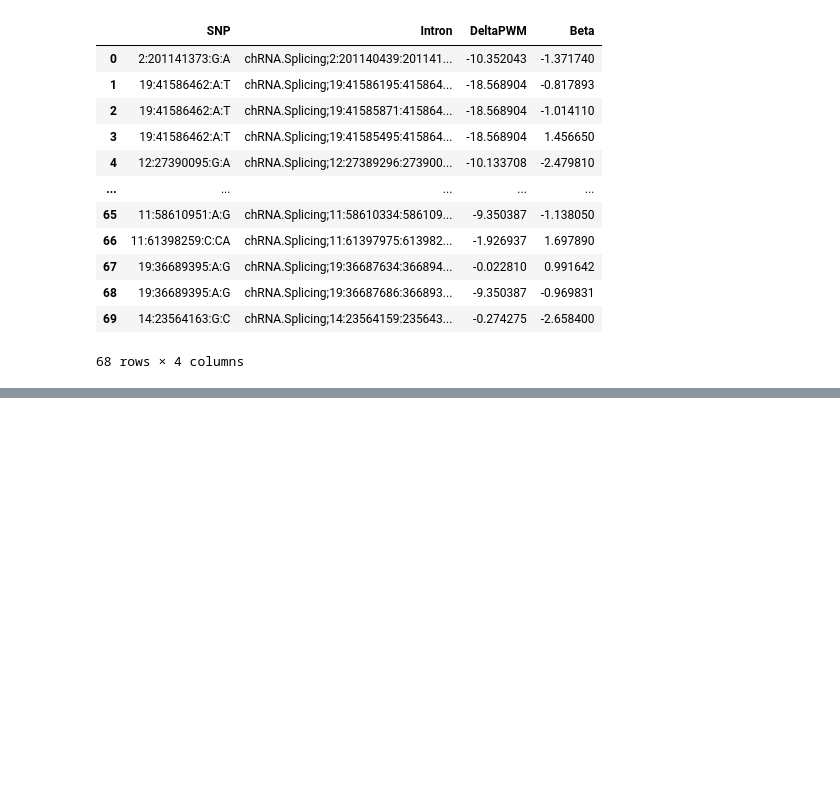
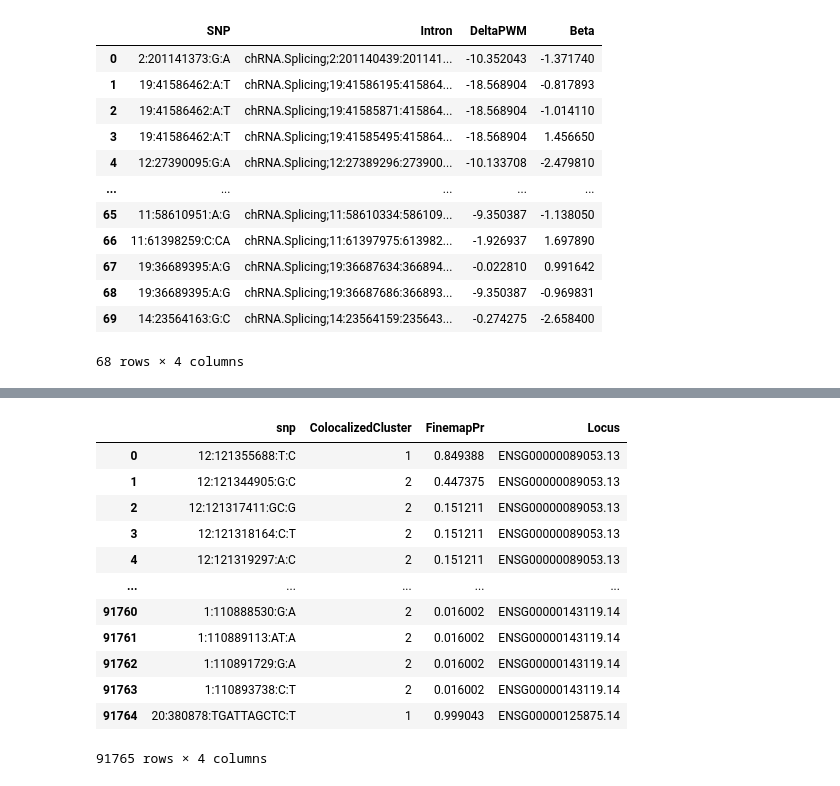
Before and after one commit to bfairkun/ChromatinSplicingQTLs, a Jupyter notebook: analysis/hyprcoloc_analysis.ipynb, the cells around one changed output, grey strips where cells are left out. Saved outputs shown, nothing was run; the diff lists cells and outputs as text; code cells hidden in the pictures; blank space fills up the shorter version.

```diff
--- a/analysis/hyprcoloc_analysis.ipynb
+++ b/analysis/hyprcoloc_analysis.ipynb
@@ -1142,0 +1142,16 @@ df_3ss
+# %%
+snps
+# %% [output]
+|  | snp | ColocalizedCluster | FinemapPr | Locus |
+| 0 | 12:121355688:T:C | 1 | 0.849388 | ENSG00000089053.13 |
+| 1 | 12:121344905:G:C | 2 | 0.447375 | ENSG00000089053.13 |
+| 2 | 12:121317411:GC:G | 2 | 0.151211 | ENSG00000089053.13 |
+| 3 | 12:121318164:C:T | 2 | 0.151211 | ENSG00000089053.13 |
+| 4 | 12:121319297:A:C | 2 | 0.151211 | ENSG00000089053.13 |
+| ... | ... | ... | ... | ... |
+| 91760 | 1:110888530:G:A | 2 | 0.016002 | ENSG00000143119.14 |
+| 91761 | 1:110889113:AT:A | 2 | 0.016002 | ENSG00000143119.14 |
+| 91762 | 1:110891729:G:A | 2 | 0.016002 | ENSG00000143119.14 |
+| 91763 | 1:110893738:C:T | 2 | 0.016002 | ENSG00000143119.14 |
+| 91764 | 20:380878:TGATTAGCTC:T | 1 | 0.999043 | ENSG00000125875.14 |
+91765 rows × 4 columns
```
Also changed, not shown: parts of 5 cells of this notebook, 18 other files.
